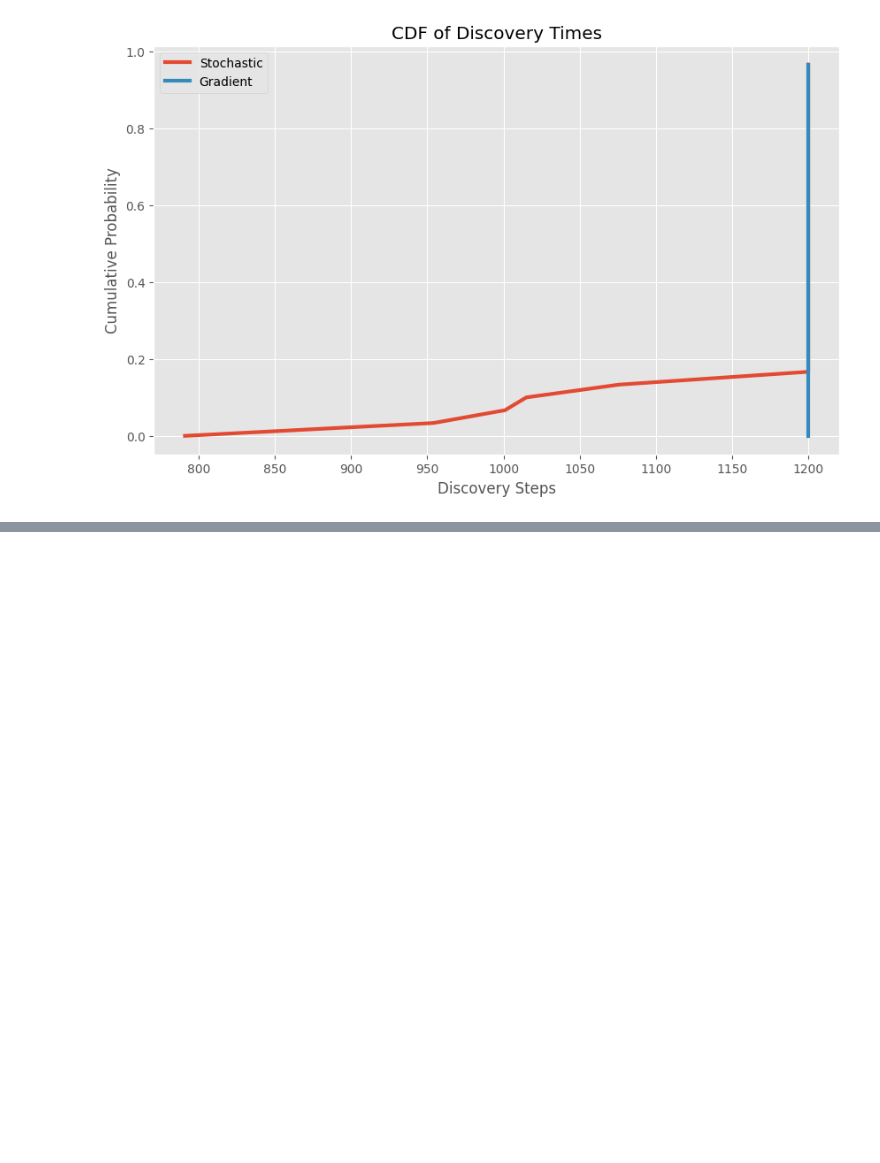
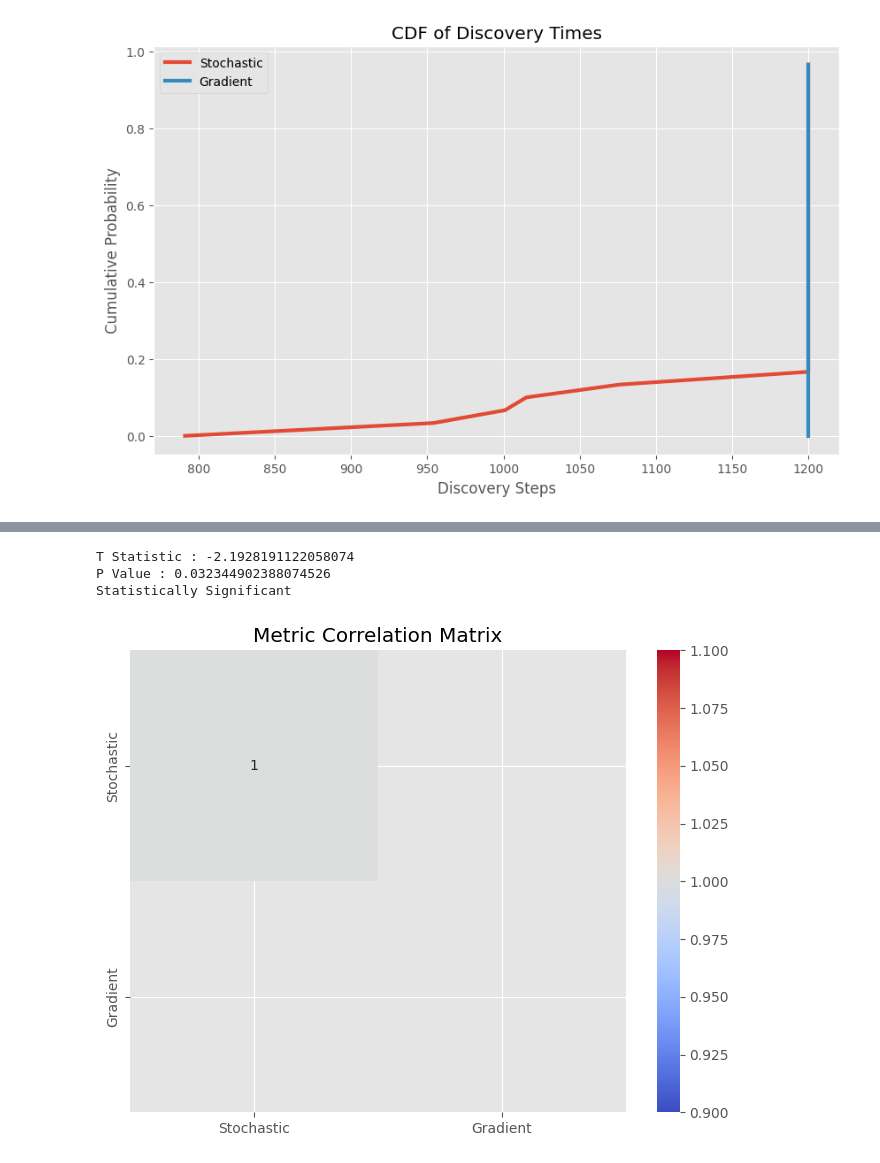
Before and after one commit to VivynKilari/SwarmNav, a Jupyter notebook: swarm_sar_sim.ipynb, the cells around one changed output, grey strips where cells are left out. Drawn from its saved outputs; the diff is of its cells as text; code cells hidden in the pictures; blank space fills up the shorter version.

Commit message:
correlation matrix & statistical significance test

```diff
--- a/swarm_sar_sim.ipynb
+++ b/swarm_sar_sim.ipynb
@@ -642,0 +729,61 @@ plt.show()
+# %%
+# STATISTICAL SIGNIFICANCE TEST
+
+from scipy.stats import ttest_ind
+
+t_stat,p_value = ttest_ind(
+    stochastic_results,
+    gradient_results
+)
+
+print("T Statistic :",t_stat)
+
+print("P Value :",p_value)
+
+if p_value < 0.05:
+
+    print(
+        "Statistically Significant"
+    )
+
+else:
+
+    print(
+        "No Significant Difference"
+    )
+# %% [output]
+T Statistic : -2.1928191122058074
+P Value : 0.032344902388074526
+Statistically Significant
+# %%
+# CORRELATION MATRIX
+
+import pandas as pd
+import seaborn as sns
+
+df = pd.DataFrame({
+
+    "Stochastic":
+    stochastic_results,
+
+    "Gradient":
+    gradient_results
+})
+
+corr = df.corr()
+
+plt.figure(figsize=(8,6))
+
+sns.heatmap(
+    corr,
+    annot=True,
+    cmap="coolwarm"
+)
+
+plt.title(
+    "Metric Correlation Matrix"
+)
+
+plt.show()
+# %% [output]
+[figure, added]
```
Also changed, not shown: parts of 3 cells of this notebook.
